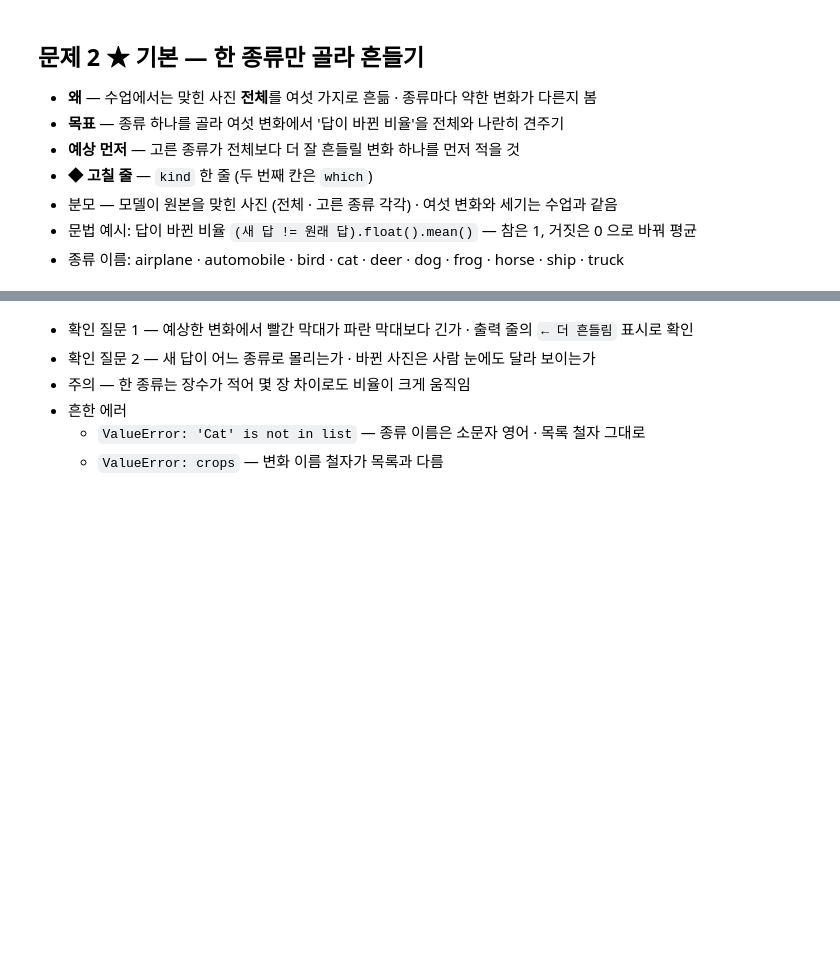
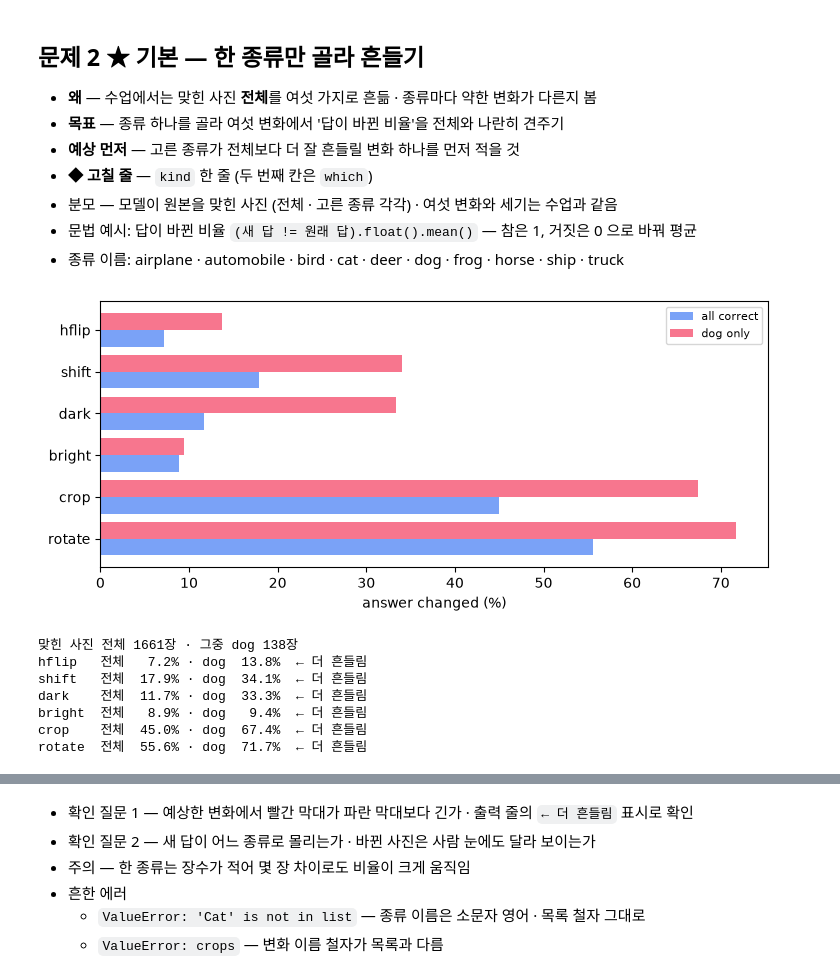
Before and after one commit to raewoo0908/codeit, a Jupyter notebook: course/part2/computer_vision/workbook/PRACTICE_1.ipynb, the cells around one changed output, grey strips where cells are left out. Saved outputs shown, nothing was run; the diff lists cells and outputs as text; code cells hidden in the pictures; blank space fills up the shorter version.

```diff
--- a/course/part2/computer_vision/workbook/PRACTICE_1.ipynb
+++ b/course/part2/computer_vision/workbook/PRACTICE_1.ipynb
@@ -222,32 +245,41 @@ def shake(x, kind):
         return (x * 1.5).clamp(0, 255)
     if kind == "crop":
         return TF.resize(TF.center_crop(x, [22, 22]), [32, 32], antialias=True)
     if kind == "rotate":
         return TF.rotate(x, 20.0)
     raise ValueError(kind)
 
 
-kind = "cat"                                          # ◆ 흔들어 볼 종류
+kind = "dog"                                          # ◆ 흔들어 볼 종류
 
 mine = correct[y_val[correct] == CLASSES.index(kind)] # 원본을 맞힌 사진 중 고른 종류
 rate_all, rate_mine = [], []
 for ch in KINDS:
     new_all = predict(model, shake(x_val[correct], ch)).argmax(1)
     rate_all.append((new_all != pred[correct]).float().mean().item() * 100)
     new_mine = predict(model, shake(x_val[mine], ch)).argmax(1)
     rate_mine.append((new_mine != pred[mine]).float().mean().item() * 100)
 
 y_ = np.arange(len(KINDS))
 fig, ax = plt.subplots(figsize=(7.5, 3.4))
 ax.barh(y_ + 0.2, rate_all, 0.4, color="#7aa2f7", label="all correct")
 ax.barh(y_ - 0.2, rate_mine, 0.4, color="#f7768e", label=f"{kind} only")
 ax.set_yticks(y_, KINDS)
 ax.invert_yaxis()
 ax.set_xlabel("answer changed (%)")
 ax.legend(fontsize=8)
 fig.tight_layout()
 plt.show()
 print(f"맞힌 사진 전체 {len(correct)}장 · 그중 {kind} {len(mine)}장")
 for ch, a, m in zip(KINDS, rate_all, rate_mine):
     print(f"{ch:7s} 전체 {a:5.1f}% · {kind} {m:5.1f}%  {'← 더 흔들림' if m > a else ''}")
+# %% [output]
+[figure, added]
+맞힌 사진 전체 1661장 · 그중 dog 138장
+hflip   전체   7.2% · dog  13.8%  ← 더 흔들림
+shift   전체  17.9% · dog  34.1%  ← 더 흔들림
+dark    전체  11.7% · dog  33.3%  ← 더 흔들림
+bright  전체   8.9% · dog   9.4%  ← 더 흔들림
+crop    전체  45.0% · dog  67.4%  ← 더 흔들림
+rotate  전체  55.6% · dog  71.7%  ← 더 흔들림
 # %%
```
Also changed, not shown: parts of 17 cells of this notebook, 3 other files.
